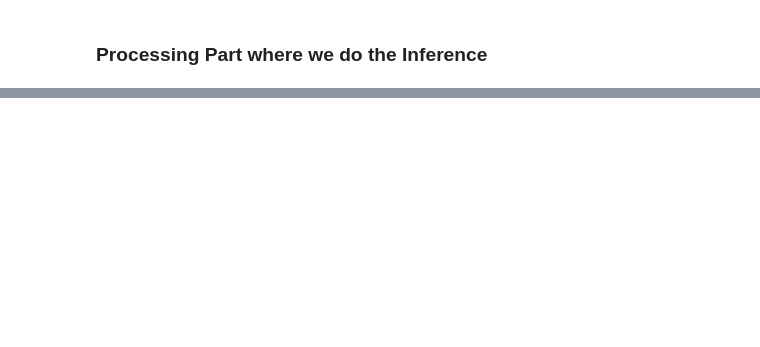
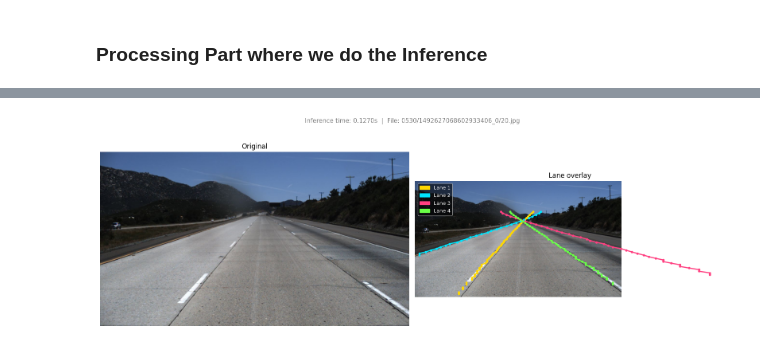
Before and after one commit to SuyogPrasai/microlane, a Jupyter notebook: evaluate.ipynb, the cells around one changed output, grey strips where cells are left out. Cells and saved outputs as stored; diff of their text form; code cells hidden in the pictures; blank space fills up the shorter version.

```diff
--- a/evaluate.ipynb
+++ b/evaluate.ipynb
@@ -110,0 +155,60 @@ plt.show()
+# %%
+
+# Write Code to display the two Images Side By Side
+import numpy as np
+import matplotlib.pyplot as plt
+import matplotlib.patches as mpatches
+from PIL import Image
+
+COLORS = ['#FFD700', '#00E5FF', '#FF4081', '#69FF47', '#FF6D00', '#E040FB']
+
+img = Image.open(ModelOutput.sample.image_path)
+img_arr = np.array(img)
+
+fig, axes = plt.subplots(1, 2, figsize=(16, 6))
+fig.suptitle(
+    f"Inference time: {ModelOutput.inference_time:.4f}s  |  "
+    f"File: {'/'.join(ModelOutput.sample.image_path.split('/')[-3:])}",
+    fontsize=11, color='gray'
+)
+
+axes[0].imshow(img_arr)
+axes[0].set_title("Original", fontsize=12)
+axes[0].axis("off")
+
+axes[1].imshow(img_arr)
+axes[1].set_title("Lane overlay", fontsize=12)
+axes[1].axis("off")
+
+legend_patches = []
+
+for li, lane in enumerate(ModelOutput.lanes):
+    color = COLORS[li % len(COLORS)]
+    xs, ys = [], []
+
+    for x, y in zip(lane, ModelOutput.sample.h_samples):
+        if x == -2:
+            if xs:
+                axes[1].plot(xs, ys, color=color, linewidth=2)
+                xs, ys = [], []
+        else:
+            xs.append(x)
+            ys.append(y)
+
+    if xs:
+        axes[1].plot(xs, ys, color=color, linewidth=2)
+
+    valid = [(x, y) for x, y in zip(lane, ModelOutput.sample.h_samples) if x != -2]
+    if valid:
+        vx, vy = zip(*valid)
+        axes[1].scatter(vx, vy, color=color, s=10, zorder=5)
+
+    legend_patches.append(mpatches.Patch(color=color, label=f"Lane {li+1}"))
+
+axes[1].legend(handles=legend_patches, loc="upper left", fontsize=9,
+               framealpha=0.6, facecolor='black', labelcolor='white')
+
+plt.tight_layout()
+plt.show()
+# %% [output]
+[figure, added]
```
Also changed, not shown: parts of 6 cells of this notebook, 5 other files.
